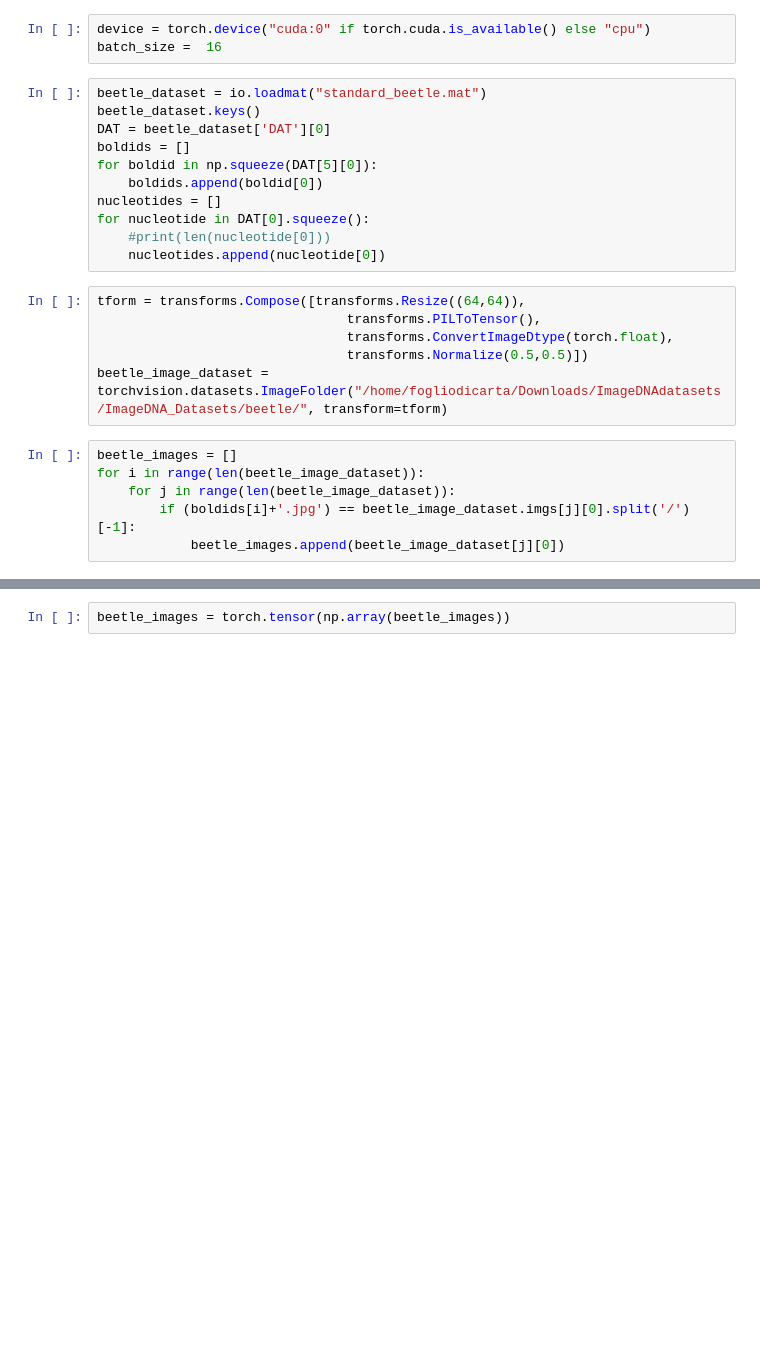
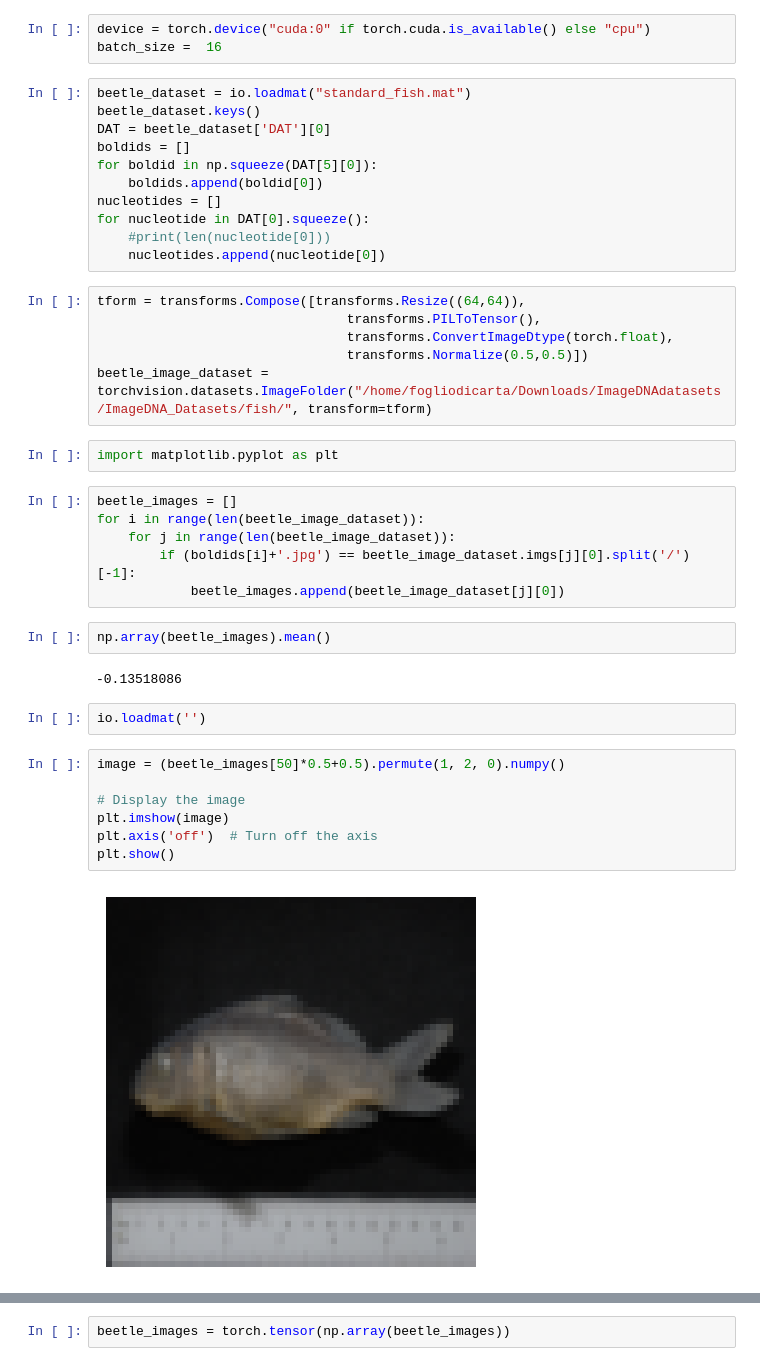
Before and after one commit to matteodegobbi/InsectClassification, a Jupyter notebook: beetle-fish-code/GANExtractBeetle.ipynb, the cells around one changed output, grey strips where cells are left out. Saved outputs shown, nothing was run; the diff lists cells and outputs as text; blank space fills up the shorter version.

Commit message:
benchmark forest fish

```diff
--- a/beetle-fish-code/GANExtractBeetle.ipynb
+++ b/beetle-fish-code/GANExtractBeetle.ipynb
@@ -23,7 +23,7 @@ from torchvision import transforms
 device = torch.device("cuda:0" if torch.cuda.is_available() else "cpu")
 batch_size =  16
 # %%
-beetle_dataset = io.loadmat("standard_beetle.mat")
+beetle_dataset = io.loadmat("standard_fish.mat")
 beetle_dataset.keys()
 DAT = beetle_dataset['DAT'][0]
 boldids = []
@@ -38,10 +38,27 @@ tform = transforms.Compose([transforms.Resize((64,64)),
                                 transforms.PILToTensor(),
                                 transforms.ConvertImageDtype(torch.float),
                                 transforms.Normalize(0.5,0.5)])
-beetle_image_dataset = torchvision.datasets.ImageFolder("/home/fogliodicarta/Downloads/ImageDNAdatasets/ImageDNA_Datasets/beetle/", transform=tform)
+beetle_image_dataset = torchvision.datasets.ImageFolder("/home/fogliodicarta/Downloads/ImageDNAdatasets/ImageDNA_Datasets/fish/", transform=tform)
+# %%
+import matplotlib.pyplot as plt
 # %%
 beetle_images = []
 for i in range(len(beetle_image_dataset)):
     for j in range(len(beetle_image_dataset)):
         if (boldids[i]+'.jpg') == beetle_image_dataset.imgs[j][0].split('/')[-1]:
             beetle_images.append(beetle_image_dataset[j][0])
+# %%
+np.array(beetle_images).mean()
+# %% [output]
+-0.13518086
+# %%
+io.loadmat('')
+# %%
+image = (beetle_images[50]*0.5+0.5).permute(1, 2, 0).numpy()
+
+# Display the image
+plt.imshow(image)
+plt.axis('off')  # Turn off the axis
+plt.show()
+# %% [output]
+[figure, added]
```
Also changed, not shown: parts of 10 cells of this notebook, 6 other files.
